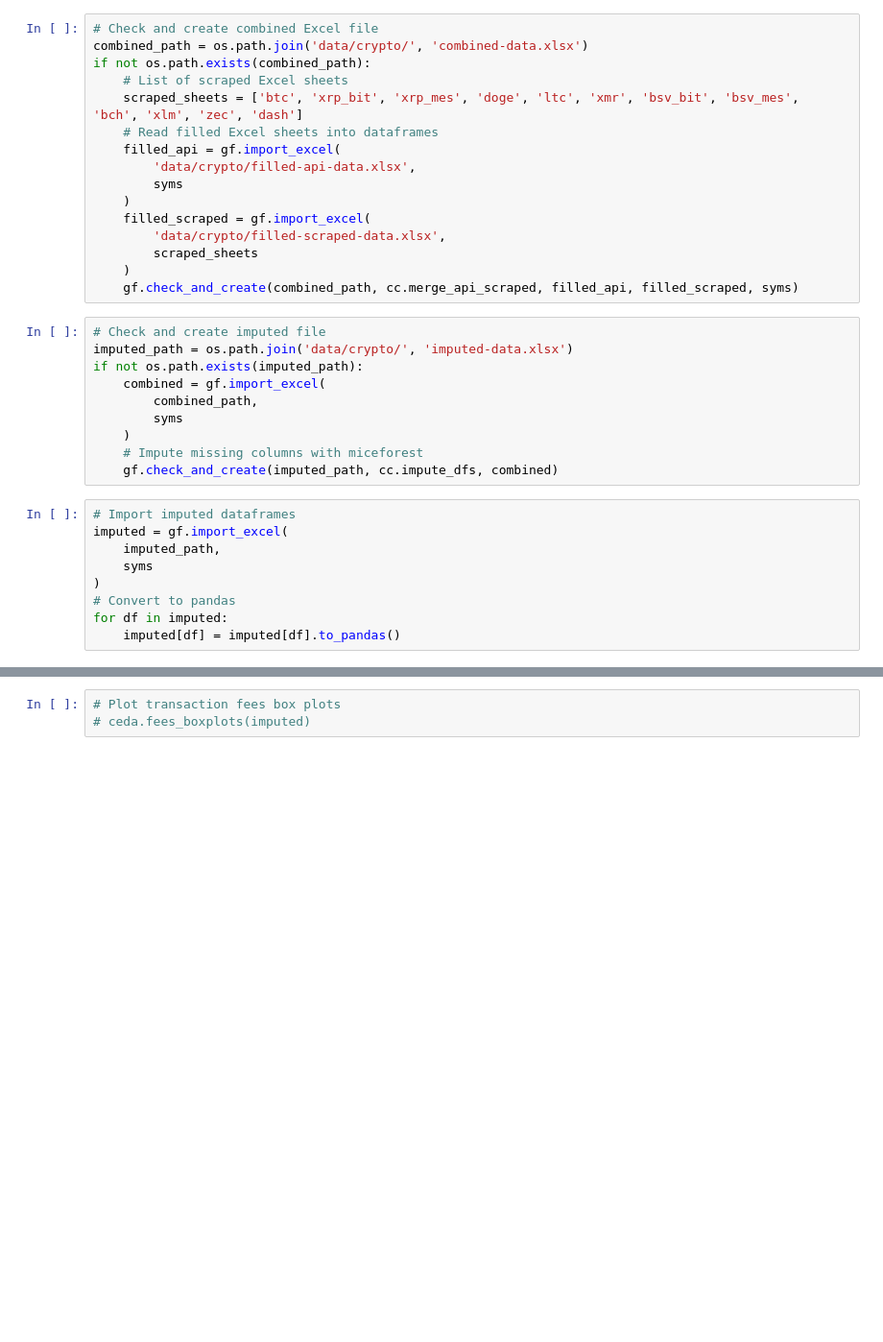
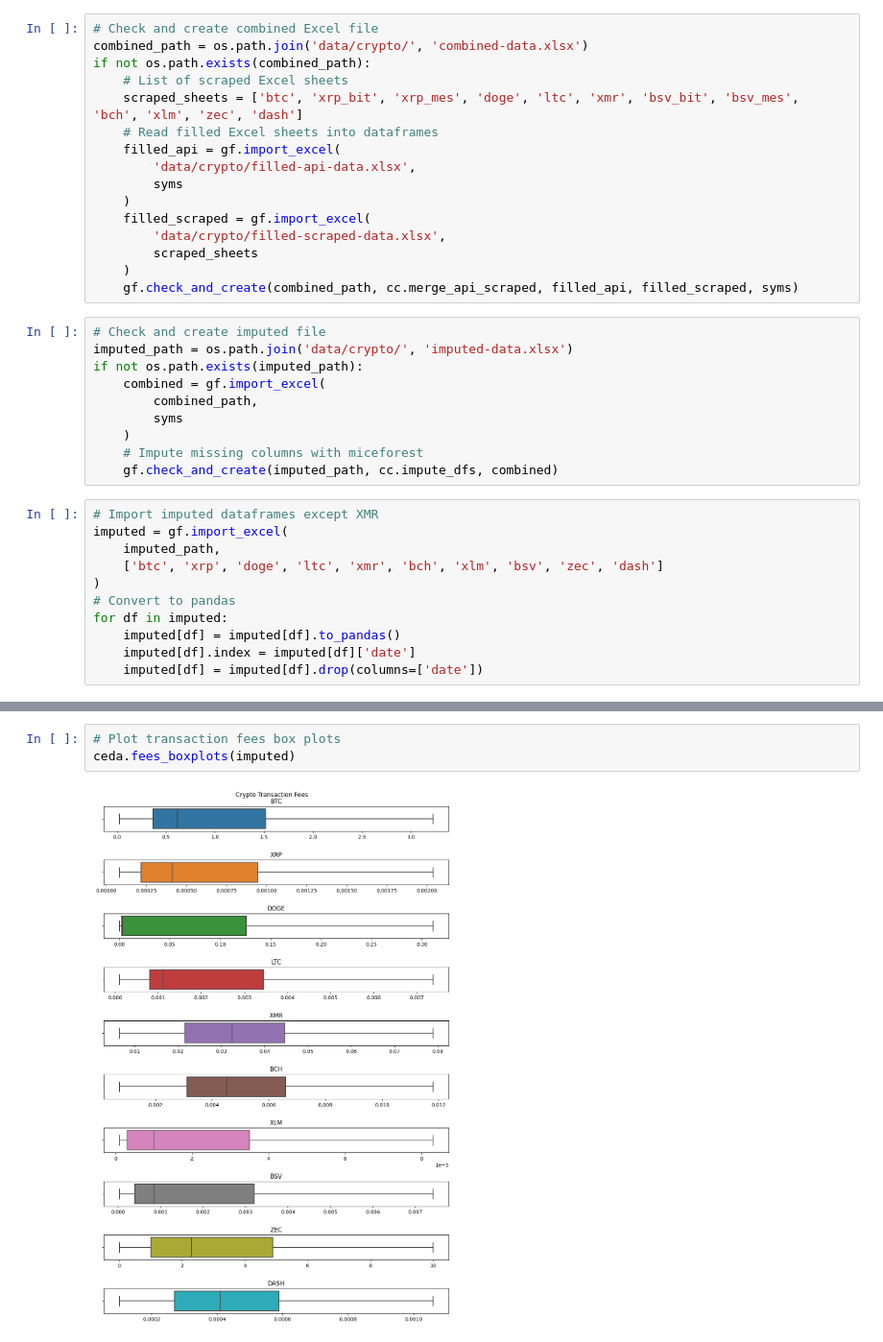
Before and after one commit to kietnguyen01/Remittance-Fees-Analysis, a Jupyter notebook: crypto.ipynb, the cells around one changed output, grey strips where cells are left out. Shown at 96% size. Cells and saved outputs as stored; diff of their text form; blank space fills up the shorter version.

Commit message:
Change crypto EDA functions with new date index

```diff
--- a/crypto.ipynb
+++ b/crypto.ipynb
@@ -76,13 +76,15 @@ if not os.path.exists(imputed_path):
     # Impute missing columns with miceforest
     gf.check_and_create(imputed_path, cc.impute_dfs, combined)
 # %%
-# Import imputed dataframes
+# Import imputed dataframes except XMR
 imputed = gf.import_excel(
     imputed_path,
-    syms
+    ['btc', 'xrp', 'doge', 'ltc', 'xmr', 'bch', 'xlm', 'bsv', 'zec', 'dash']
 )
 # Convert to pandas
 for df in imputed:
     imputed[df] = imputed[df].to_pandas()
+    imputed[df].index = imputed[df]['date']
+    imputed[df] = imputed[df].drop(columns=['date'])
 # %%
 # Print summary stats
@@ -93,5 +131,7 @@ for df in imputed:
 # %%
 # Plot transaction fees box plots
-# ceda.fees_boxplots(imputed)
+ceda.fees_boxplots(imputed)
+# %% [output]
+[figure, added]
 # %%
 # Plot correlation heatmaps
```
Also changed, not shown: parts of 6 cells of this notebook, 1 other file.
